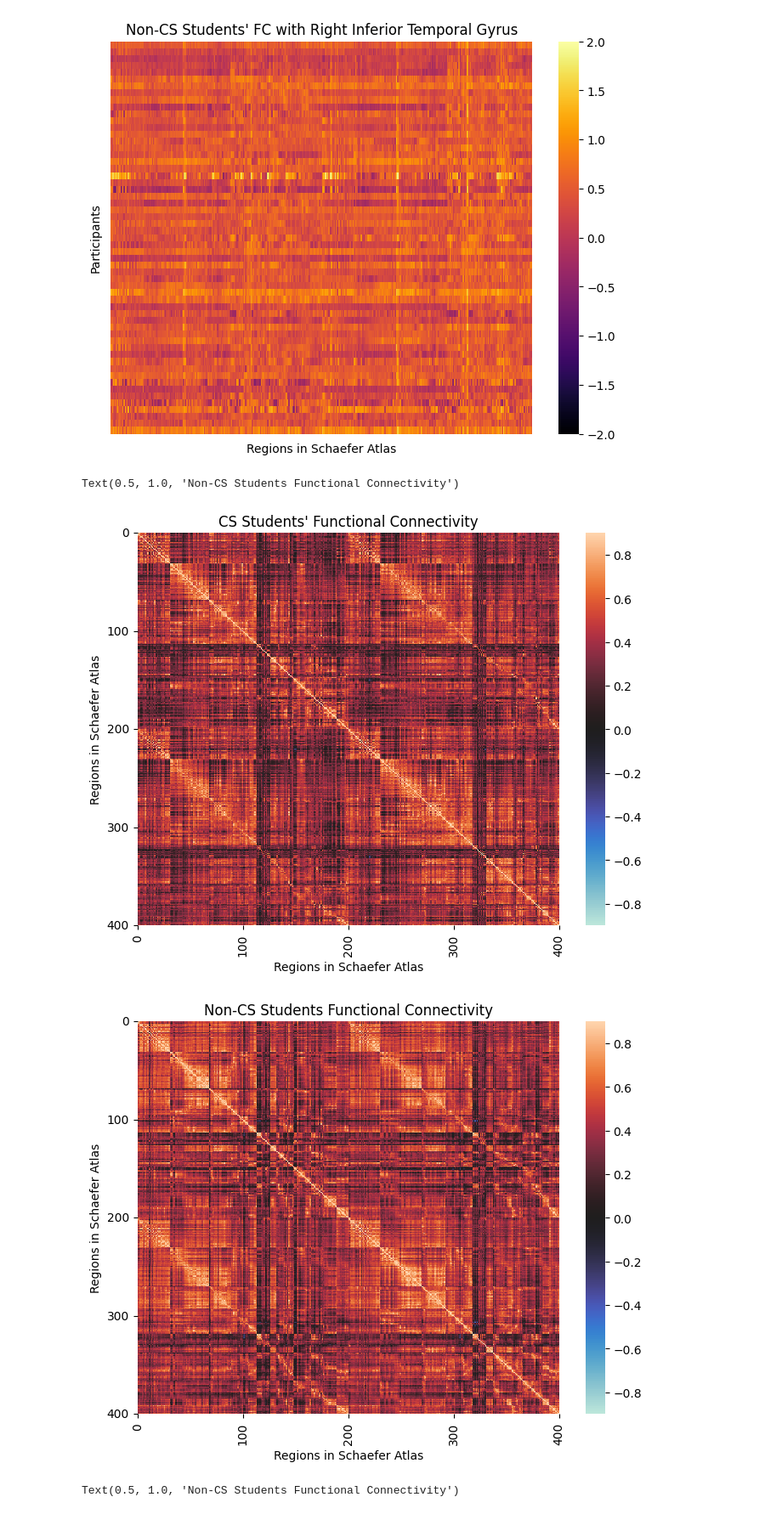
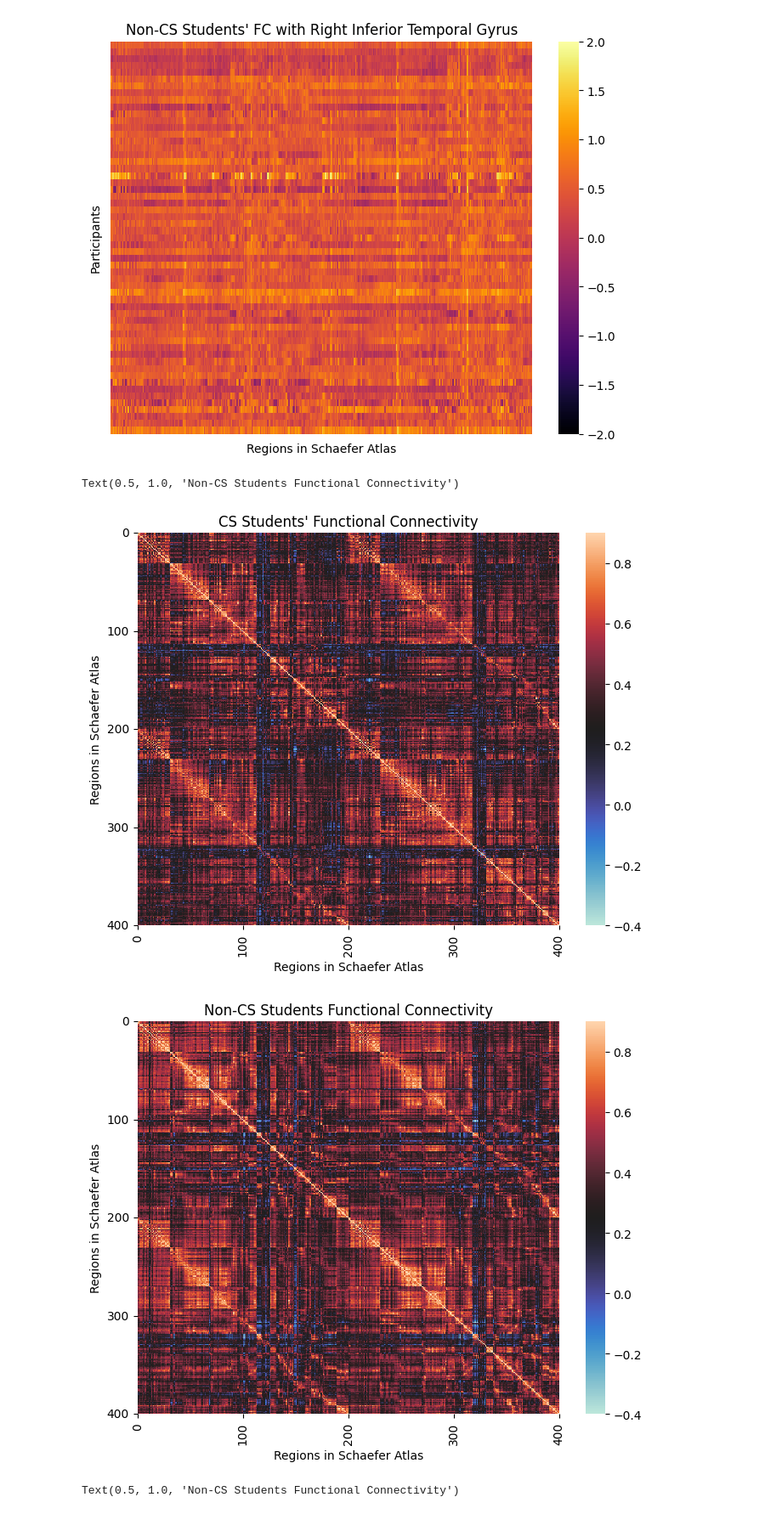
Before and after one commit to largehappygroup/resting_state_connectivity, a Jupyter notebook: plots.ipynb, the cells around one changed output. Shown at 85% size. Drawn from its saved outputs; the diff is of its cells as text; code cells hidden in the pictures.

```diff
--- a/plots.ipynb
+++ b/plots.ipynb
@@ -59,37 +59,37 @@ rev_filename = f"/home/zachkaras/fmri/midprocessing/corr_rev_z.csv"
 non_filename = f"/home/zachkaras/fmri/midprocessing/corr_non_z.csv"
 rev_df = pd.read_csv(rev_filename, header=None)
 non_df = pd.read_csv(non_filename, header=None)
 # rev = df.iloc[0:37,:]
 # non = df.iloc[37:,:]
 plt.figure(figsize=(8,6))
 # sns.color_palette("BuGn", as_cmap=True)
-ax = sns.heatmap(rev_df, cmap="icefire", vmin=-0.9, vmax=0.9)
+ax = sns.heatmap(rev_df, cmap="icefire", vmin=-0.4, vmax=0.9)
 ax.set_xticks(range(0,401,100))
 ax.set_yticks(range(0,401,100))
 ax.set_xticklabels(range(0,401,100))
 ax.set_yticklabels(range(0,401,100))
 # plt.show
 plt.xlabel('Regions in Schaefer Atlas')
 plt.ylabel("Regions in Schaefer Atlas")
 plt.title(f"CS Students' Functional Connectivity")
 # plt.savefig(f"../results/heatmap_rev.png", dpi=200)
 
 plt.figure(figsize=(8,6))
 # sns.color_palette("BuGn", as_cmap=True)
-ax = sns.heatmap(non_df, cmap="icefire", vmin=-0.9, vmax=0.9) # mako
+ax = sns.heatmap(non_df, cmap="icefire", vmin=-0.4, vmax=0.9) # mako
 ax.set_xticks(range(0,401,100))
 ax.set_yticks(range(0,401,100))
 ax.set_xticklabels(range(0,401,100))
 ax.set_yticklabels(range(0,401,100))
 # plt.show
 plt.xlabel('Regions in Schaefer Atlas')
 plt.ylabel("Regions in Schaefer Atlas")
 plt.title(f"Non-CS Students Functional Connectivity")
 # plt.savefig(f"../results/heatmap_non.png", dpi=200)
 # %% [output]
 Text(0.5, 1.0, 'Non-CS Students Functional Connectivity')
-[figure, old version]
+[figure, new version]
-[figure, old version]
+[figure, new version]
 # %%
 diff = rev_df - non_df
 plt.figure(figsize=(8,6))
```
Also changed, not shown: parts of 1 cell of this notebook, 6 other files.
